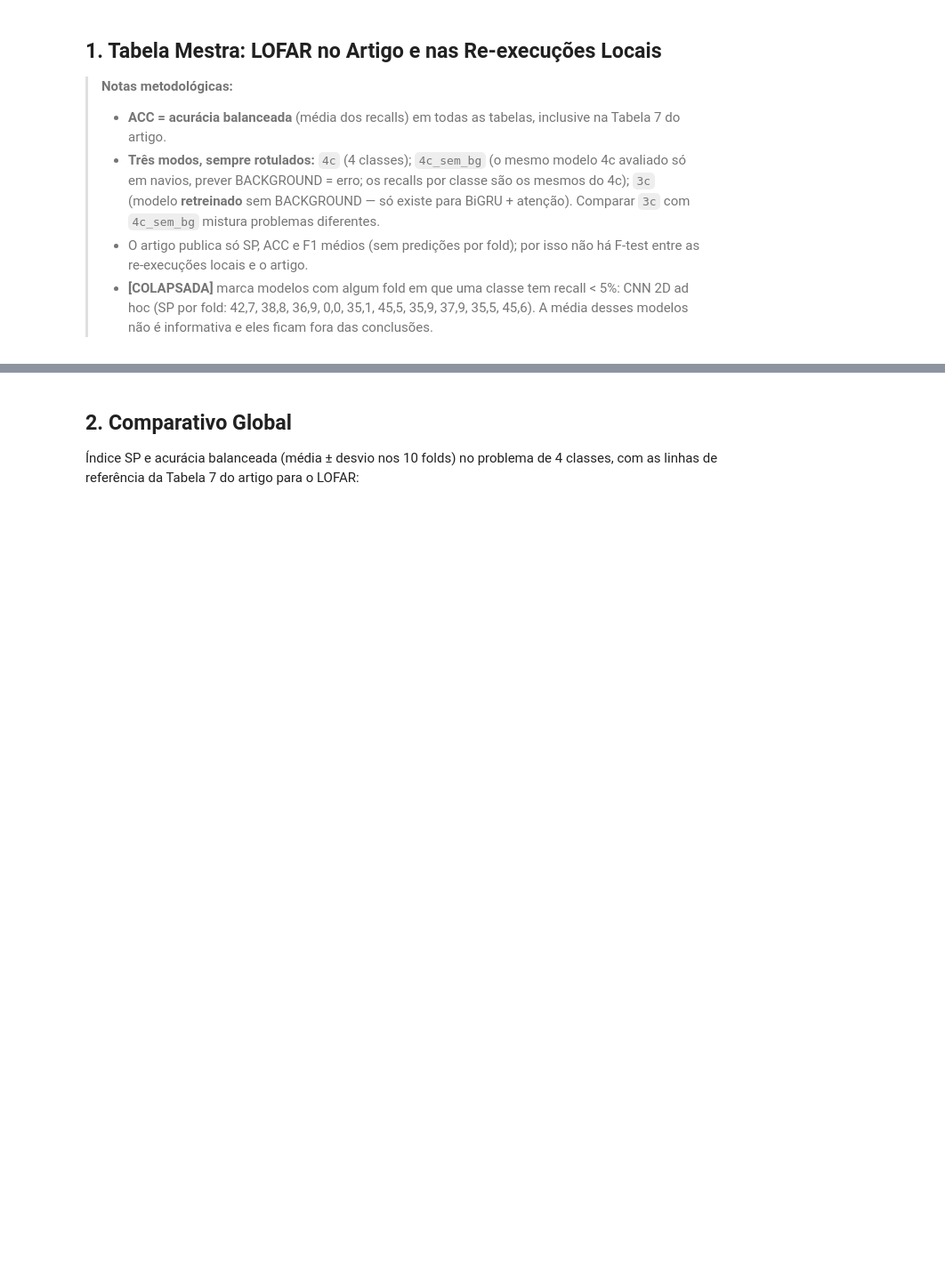
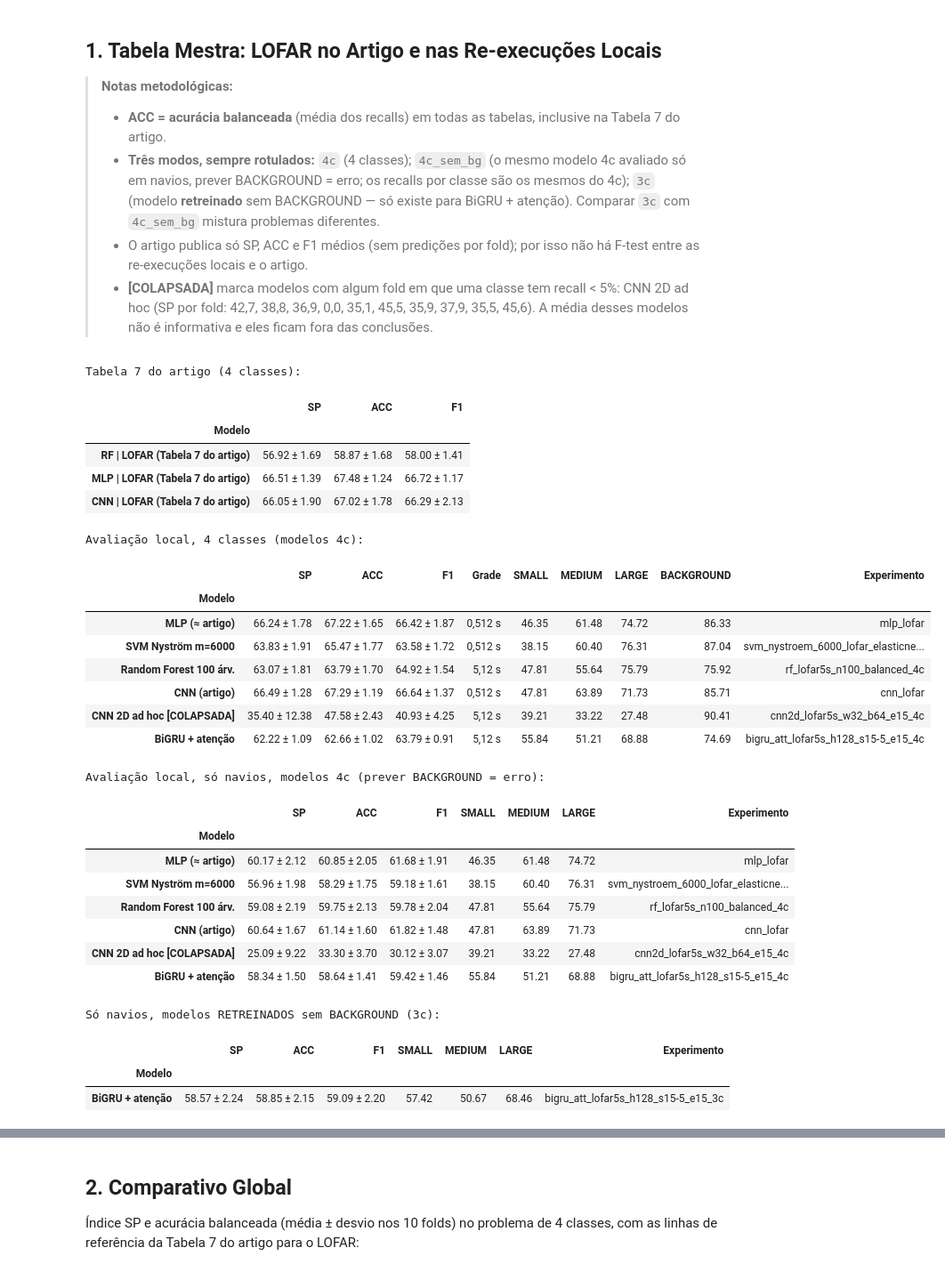
Before and after one commit to evandrorocha/iara, a Jupyter notebook: notebooks/6_comparacao_modelos_lofar.ipynb, the cells around one changed output, grey strips where cells are left out. Shown at 89% size. Drawn from its saved outputs; the diff is of its cells as text; code cells hidden in the pictures; blank space fills up the shorter version.

```diff
--- a/notebooks/6_comparacao_modelos_lofar.ipynb
+++ b/notebooks/6_comparacao_modelos_lofar.ipynb
@@ -51,7 +52,8 @@ PRINCIPAIS = [
     ('MLP (≈ artigo)', 'mlp_lofar', None, '0,512 s', 'pipeline iara, `test_scripts/mlp_lofar.py`: como o MLP MEL, mas com dropout 0,2 (artigo: 0); paciência 16 e até 512 épocas (artigo: 8 e 50)'),
     ('SVM Nyström m=6000', 'svm_nystroem_6000_lofar_elasticnet_l1r0.15', None, '0,512 s', 'pipeline iara (`test_scripts/svm.py`), ElasticNet l1_ratio=0,15'),
     ('Random Forest 100 árv.', 'rf_lofar5s_n100_balanced_4c', None, '5,12 s', '`scratch/generate_rf_predictions_and_analysis.py`, média de 10 quadros de 0,512 s'),
-    ('CNN 2D ad hoc', 'cnn2d_lofar5s_w32_b64_e15_4c', None, '5,12 s', '`scratch/generate_cnn_predictions_and_analysis.py`, imagens de 32 vetores LOFAR de 5,12 s'),
+    ('CNN (artigo)', 'cnn_lofar', None, '0,512 s', 'pipeline iara, `test_scripts/cnn_lofar.py`: configuração do grid search do artigo (conv 512/128, ReLU, max pooling 4×2, dropout 0,4, lr 1e-6, imagens de 32 janelas com 50% de sobreposição, paciência 32)'),
+    ('CNN 2D ad hoc', 'cnn2d_lofar5s_w32_b64_e15_4c', None, '5,12 s', '`scratch/generate_cnn_predictions_and_analysis.py`, imagens de 32 vetores LOFAR de 5,12 s (colapsou; mantida só como referência)'),
     ('BiGRU + atenção', 'bigru_att_lofar5s_h128_s15-5_e15_4c', 'bigru_att_lofar5s_h128_s15-5_e15_3c', '5,12 s', '`scratch/eval_bigru_lofar_multiclass_5x2cv.py`, sequências de 15 vetores'),
 ]  # (rótulo, exp 4c, exp 3c ou None, grade temporal, origem)
 SVM_SWEEP = [
@@ -72,6 +74,7 @@ SVM_SWEEP = [
 ]
 PARES_OUTRA = [
     ('MLP (≈ artigo, 0,512 s)', 'mlp_lofar', 'mlp'),
+    ('CNN (artigo, 0,512 s)', 'cnn_lofar', 'cnn_mel_artigo'),
     ('SVM Nyström (melhor de cada)', 'svm_nystroem_6000_lofar_elasticnet_l1r0.15', 'svm_nystroem_4000_log_melgram_elasticnet_l1r0.15_C2.0'),
     ('Random Forest (5,12 s)', 'rf_lofar5s_n100_balanced_4c', 'rf_mel5s_n100_balanced_4c'),
     ('BiGRU + atenção (5,12 s)', 'bigru_att_lofar5s_h128_s15-5_e15_4c', 'bigru_att_mel5s_h64_s15-5_e20_4c'),
@@ -87,33 +90,62 @@ FOLDS = {l: R.fold_metrics(e) for l, e in E4.items()}
 # Colapso: em algum fold, alguma classe com recall < 5% (o SP do fold despenca e a média deixa de ser informativa)
 COLAPSADO = {l: bool((FOLDS[l][[f'R_{c}' for c in R.CLASSES]].min(axis=1) < 5).any()) for l in E4}
 
 # Tabela 7 do artigo (Silva et al., IEEE Access 2025): só SP, ACC e F1 em 4 classes
 tab_artigo = pd.DataFrame([{'Modelo': f'{m} | {r} (Tabela 7 do artigo)',
                             **{k: R.fmt(v) for k, v in R.ARTICLE_TABLE7[(m, r)].items()}}
                            for (m, r) in R.ARTICLE_TABLE7 if r == REP]).set_index('Modelo')
 ROWS = [(l + (' [COLAPSADA]' if COLAPSADO[l] else ''), e) for l, e in E4.items()]
 tab_4c = R.table(ROWS, mode='4c', metrics=MET)
 tab_4c.insert(len(MET), 'Grade', [g for *_, g, _ in PRINCIPAIS])
 tab_sem_bg = R.table(ROWS, mode='4c_sem_bg', metrics=MET)
 tab_3c = R.table([(l, e, '3c') for l, e in E3.items()], metrics=MET) if E3 else None
 def _completo(e):
     try:
         R.fold_metrics(e)
         return True
     except FileNotFoundError:   # sem os 10 folds (ou CSVs com outro nome) em disco
         return False
 
 
 SWEEP_FORA = [(l, e) for l, e in SVM_SWEEP if not _completo(e)]
 SVM_SWEEP = [(l, e) for l, e in SVM_SWEEP if _completo(e)]
 SWEEP = {l: R.summary(e) for l, e in SVM_SWEEP}
 tab_sweep = R.table(SVM_SWEEP, metrics=MET)
 
 print('Tabela 7 do artigo (4 classes):'); display(tab_artigo)
 print('Avaliação local, 4 classes (modelos 4c):'); display(tab_4c)
 print('Avaliação local, só navios, modelos 4c (prever BACKGROUND = erro):'); display(tab_sem_bg)
 if tab_3c is not None:
     print('Só navios, modelos RETREINADOS sem BACKGROUND (3c):'); display(tab_3c)
+# %% [output]
+Tabela 7 do artigo (4 classes):
+|  | SP | ACC | F1 |
+| Modelo |  |  |  |
+| RF | LOFAR (Tabela 7 do artigo) | 56.92 ± 1.69 | 58.87 ± 1.68 | 58.00 ± 1.41 |
+| MLP | LOFAR (Tabela 7 do artigo) | 66.51 ± 1.39 | 67.48 ± 1.24 | 66.72 ± 1.17 |
+| CNN | LOFAR (Tabela 7 do artigo) | 66.05 ± 1.90 | 67.02 ± 1.78 | 66.29 ± 2.13 |
+Avaliação local, 4 classes (modelos 4c):
+|  | SP | ACC | F1 | Grade | SMALL | MEDIUM | LARGE | BACKGROUND | Experimento |
+| Modelo |  |  |  |  |  |  |  |  |  |
+| MLP (≈ artigo) | 66.24 ± 1.78 | 67.22 ± 1.65 | 66.42 ± 1.87 | 0,512 s | 46.35 | 61.48 | 74.72 | 86.33 | mlp_lofar |
+| SVM Nyström m=6000 | 63.83 ± 1.91 | 65.47 ± 1.77 | 63.58 ± 1.72 | 0,512 s | 38.15 | 60.40 | 76.31 | 87.04 | svm_nystroem_6000_lofar_elasticne... |
+| Random Forest 100 árv. | 63.07 ± 1.81 | 63.79 ± 1.70 | 64.92 ± 1.54 | 5,12 s | 47.81 | 55.64 | 75.79 | 75.92 | rf_lofar5s_n100_balanced_4c |
+| CNN (artigo) | 66.49 ± 1.28 | 67.29 ± 1.19 | 66.64 ± 1.37 | 0,512 s | 47.81 | 63.89 | 71.73 | 85.71 | cnn_lofar |
+| CNN 2D ad hoc [COLAPSADA] | 35.40 ± 12.38 | 47.58 ± 2.43 | 40.93 ± 4.25 | 5,12 s | 39.21 | 33.22 | 27.48 | 90.41 | cnn2d_lofar5s_w32_b64_e15_4c |
+| BiGRU + atenção | 62.22 ± 1.09 | 62.66 ± 1.02 | 63.79 ± 0.91 | 5,12 s | 55.84 | 51.21 | 68.88 | 74.69 | bigru_att_lofar5s_h128_s15-5_e15_4c |
+Avaliação local, só navios, modelos 4c (prever BACKGROUND = erro):
+|  | SP | ACC | F1 | SMALL | MEDIUM | LARGE | Experimento |
+| Modelo |  |  |  |  |  |  |  |
+| MLP (≈ artigo) | 60.17 ± 2.12 | 60.85 ± 2.05 | 61.68 ± 1.91 | 46.35 | 61.48 | 74.72 | mlp_lofar |
+| SVM Nyström m=6000 | 56.96 ± 1.98 | 58.29 ± 1.75 | 59.18 ± 1.61 | 38.15 | 60.40 | 76.31 | svm_nystroem_6000_lofar_elasticne... |
+| Random Forest 100 árv. | 59.08 ± 2.19 | 59.75 ± 2.13 | 59.78 ± 2.04 | 47.81 | 55.64 | 75.79 | rf_lofar5s_n100_balanced_4c |
+| CNN (artigo) | 60.64 ± 1.67 | 61.14 ± 1.60 | 61.82 ± 1.48 | 47.81 | 63.89 | 71.73 | cnn_lofar |
+| CNN 2D ad hoc [COLAPSADA] | 25.09 ± 9.22 | 33.30 ± 3.70 | 30.12 ± 3.07 | 39.21 | 33.22 | 27.48 | cnn2d_lofar5s_w32_b64_e15_4c |
+| BiGRU + atenção | 58.34 ± 1.50 | 58.64 ± 1.41 | 59.42 ± 1.46 | 55.84 | 51.21 | 68.88 | bigru_att_lofar5s_h128_s15-5_e15_4c |
+Só navios, modelos RETREINADOS sem BACKGROUND (3c):
+|  | SP | ACC | F1 | SMALL | MEDIUM | LARGE | Experimento |
+| Modelo |  |  |  |  |  |  |  |
+| BiGRU + atenção | 58.57 ± 2.24 | 58.85 ± 2.15 | 59.09 ± 2.20 | 57.42 | 50.67 | 68.46 | bigru_att_lofar5s_h128_s15-5_e15_3c |
 # %% [markdown]
 ### Leitura da Tabela Mestra
 1. **Artigo:** SP com LOFAR na Tabela 7 — RF: 56,92 ± 1,69; MLP: 66,51 ± 1,39; CNN: 66,05 ± 1,90.
```
Also changed, not shown: parts of 10 cells of this notebook, 17 other files.
